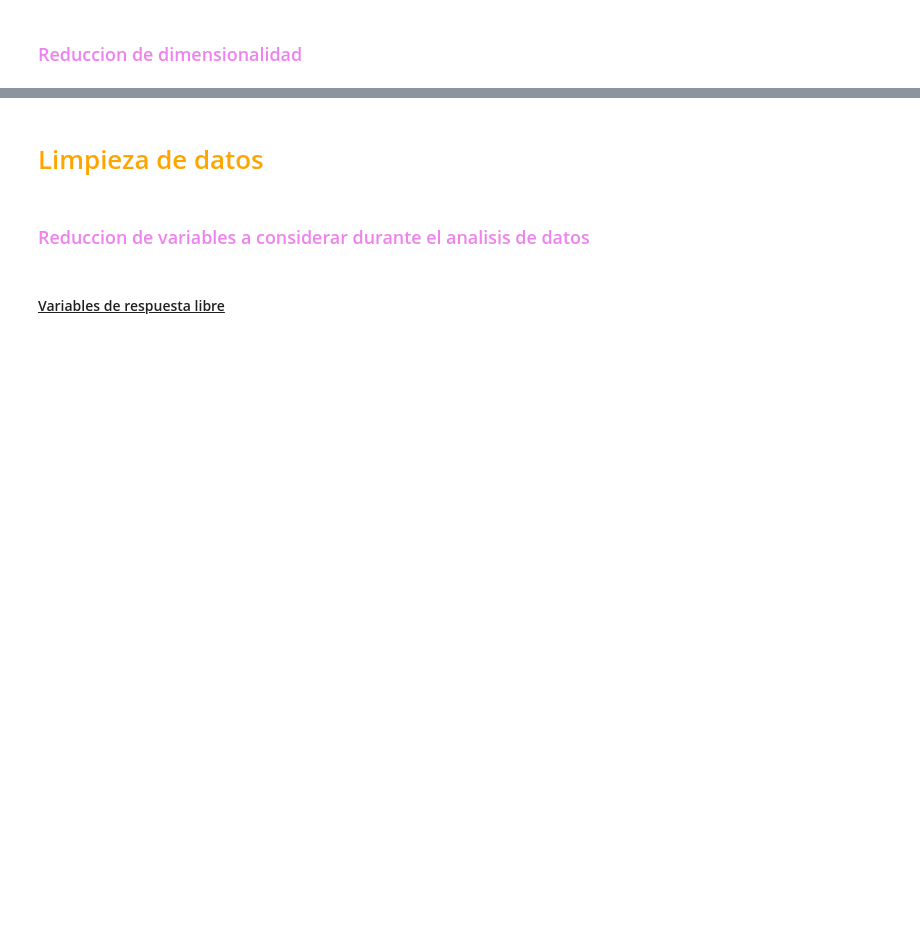
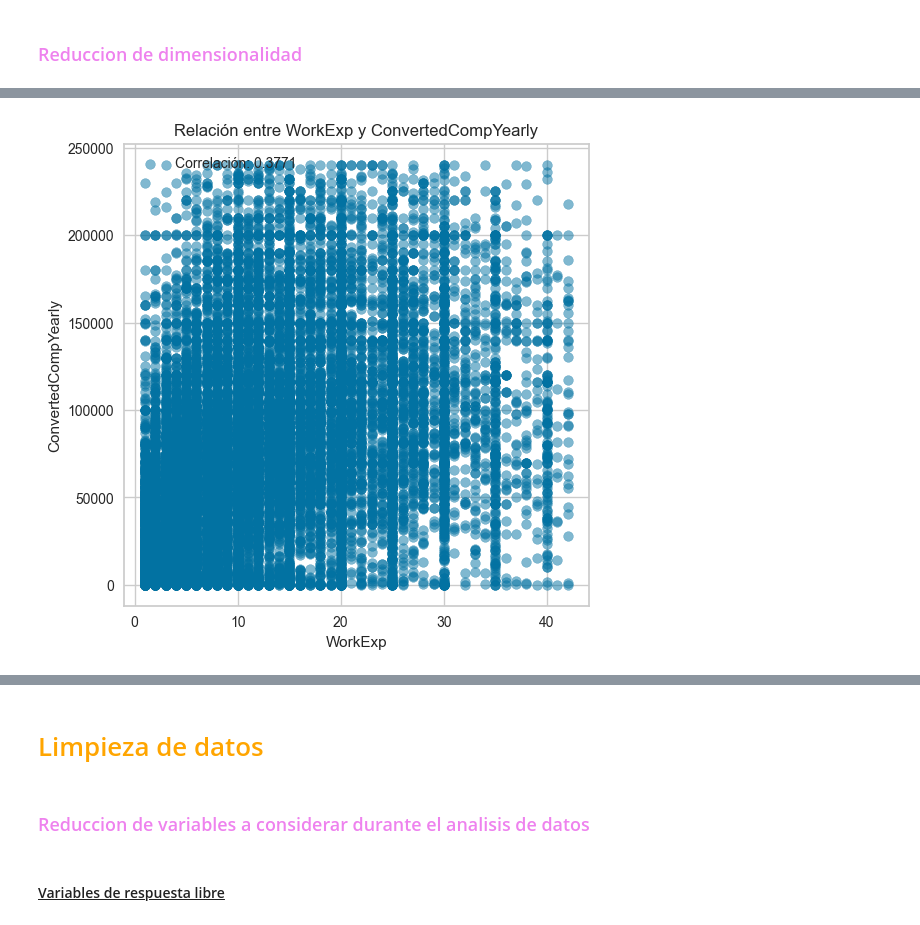
Before and after one commit to gonbenini/ciencia-datos-tpe, a Jupyter notebook: entregable.ipynb, the cells around one changed output, grey strips where cells are left out. Cells and saved outputs as stored; diff of their text form; code cells hidden in the pictures; blank space fills up the shorter version.

```diff
--- a/entregable.ipynb
+++ b/entregable.ipynb
@@ -346,0 +401,4 @@ len(df_encoded.columns)
+# %%
+utils.scatter('WorkExp', 'ConvertedCompYearly', df)
+# %% [output]
+[figure, added]
```
Also changed, not shown: parts of 46 cells of this notebook, 1 other file.
